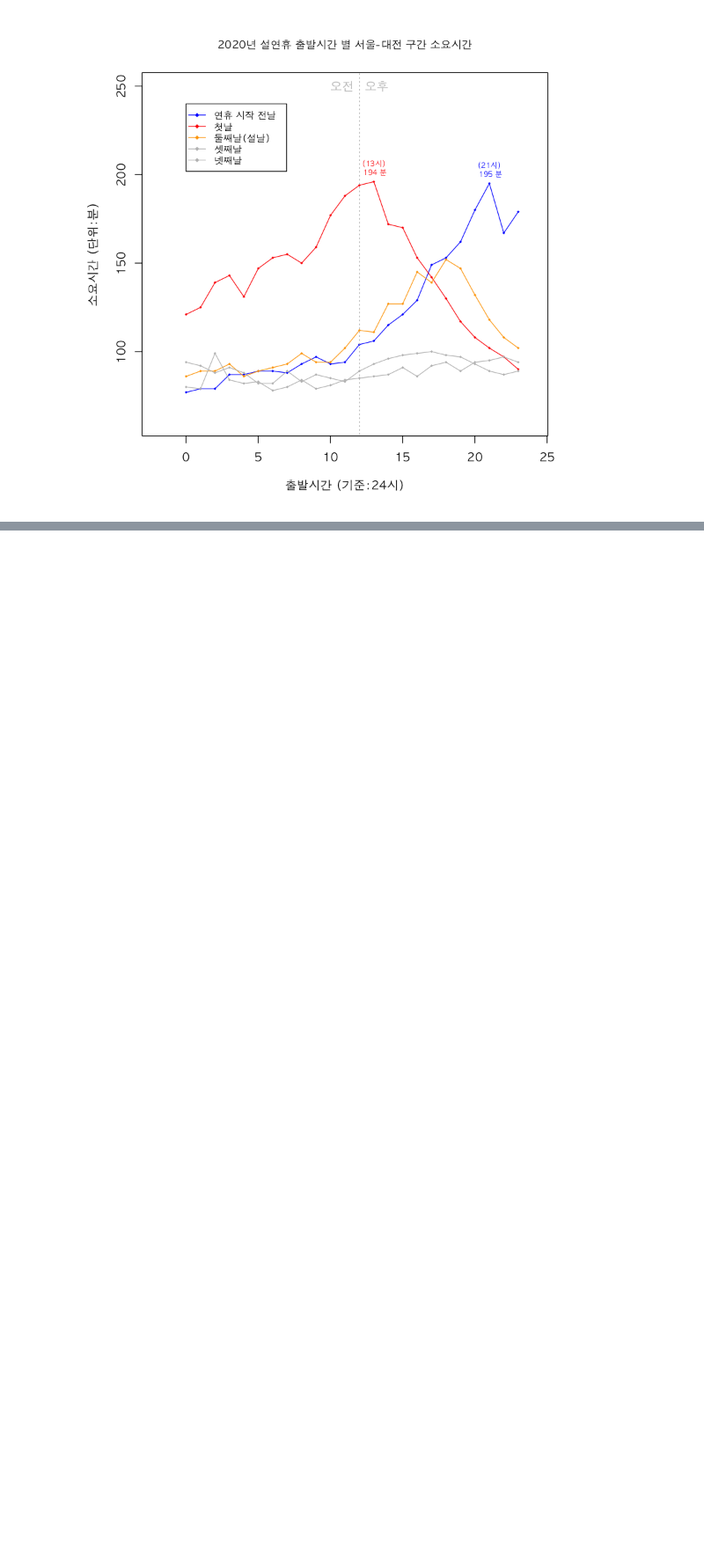
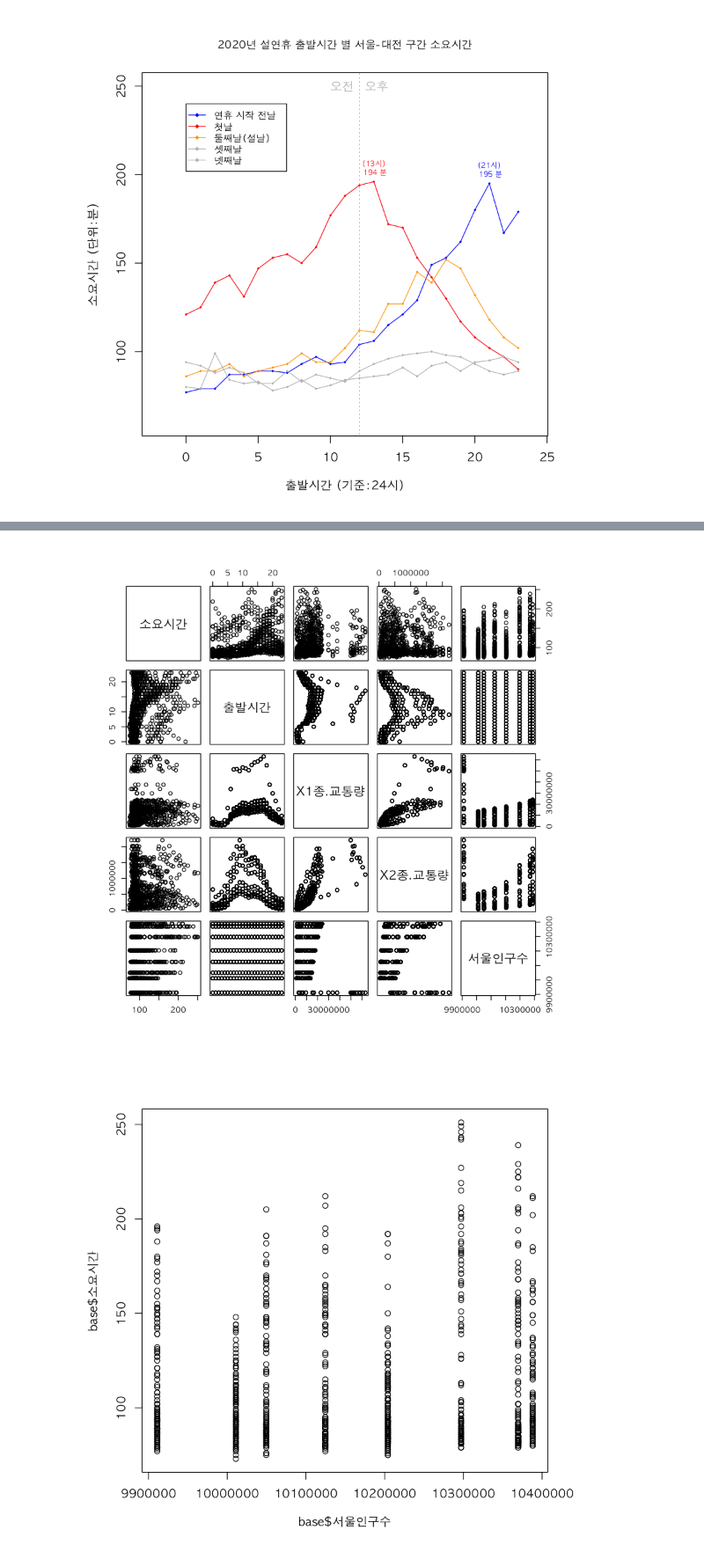
Before and after one commit to monargent0/TJRrrClass, a Jupyter notebook: 교통량.ipynb, the cells around one changed output, grey strips where cells are left out. Shown at 88% size. Saved outputs shown, nothing was run; the diff lists cells and outputs as text; code cells hidden in the pictures; blank space fills up the shorter version.

```diff
--- a/교통량.ipynb
+++ b/교통량.ipynb
@@ -1428,0 +1714,7 @@ text(13,204 , paste('(13시)\n', y20[y20$일차 == 1 & y20$출발시간 == 12,]$
+# %%
+par(bg = 'white' , family = 'AppleGothic')
+plot( base[,c(1,2,6,7,8)])
+plot( base$서울인구수, base$소요시간)
+# %% [output]
+[figure, added]
+[figure, added]
```
Also changed, not shown: parts of 14 cells of this notebook, 4 other files.
